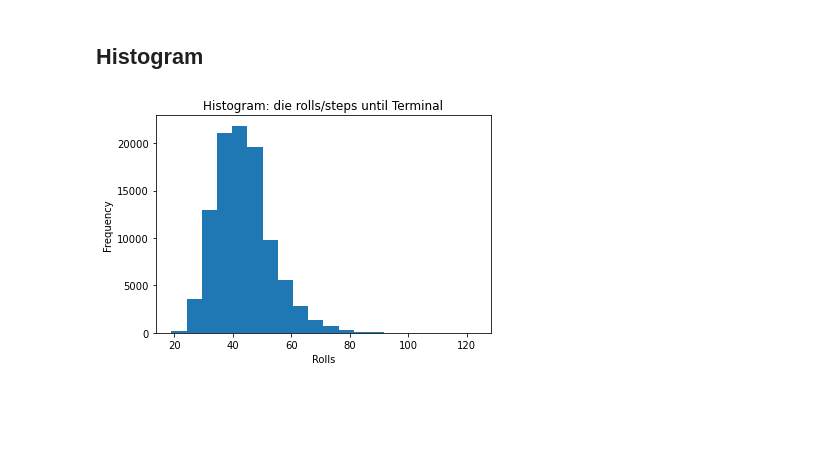
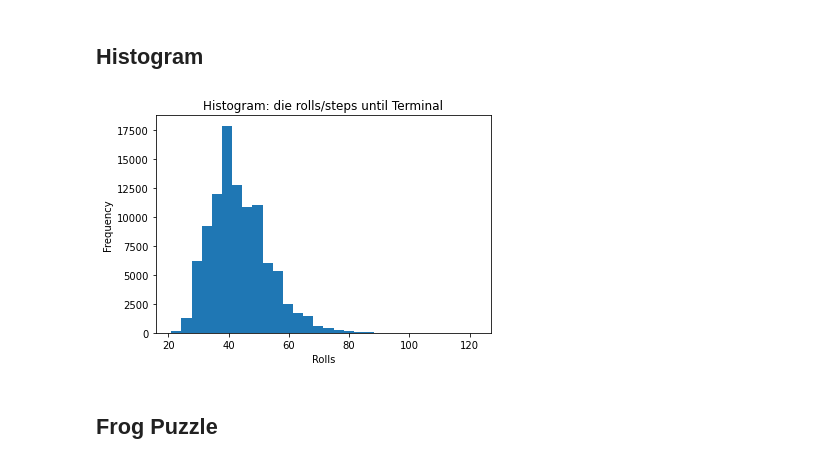
Before and after one commit to mattj949/RL-book, a Jupyter notebook: Assignment_2.ipynb, the cells around one changed output. Cells and saved outputs as stored; diff of their text form; code cells hidden in the pictures; blank space fills up the shorter version.

Commit message:
Frog Puzzle solution added

```diff
--- a/Assignment_2.ipynb
+++ b/Assignment_2.ipynb
@@ -156,4 +152,5 @@ print(Board1)
 # %% [markdown]
 ## Histogram
 # %%
+keys = list(Board1.transition_map.keys())
 start_dist = Categorical({keys[0]:1})
@@ -169,10 +162,12 @@ for trace in traces:
     steps = len(list(trace))
     steps_per_trace += [steps]
 # %%
-plt.hist(steps_per_trace, bins=20)
+plt.hist(steps_per_trace, bins=30)
 plt.title("Histogram: die rolls/steps until Terminal")
 plt.ylabel("Frequency")
 plt.xlabel("Rolls")
 plt.show()
 # %% [output]
-[figure, old version]
+[figure, new version]
+# %% [markdown]
+## Frog Puzzle
```
Also changed, not shown: parts of 9 cells of this notebook.
